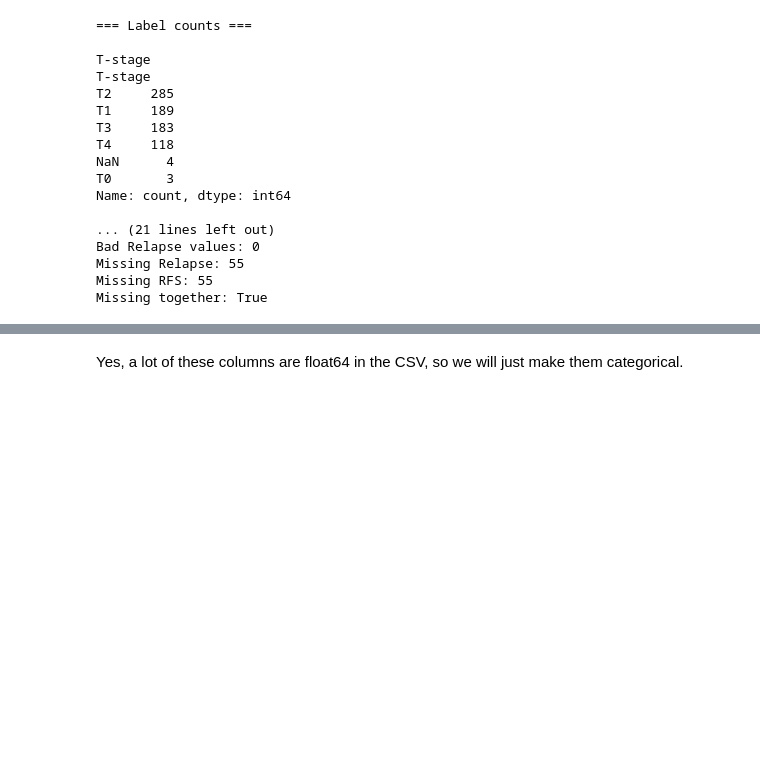
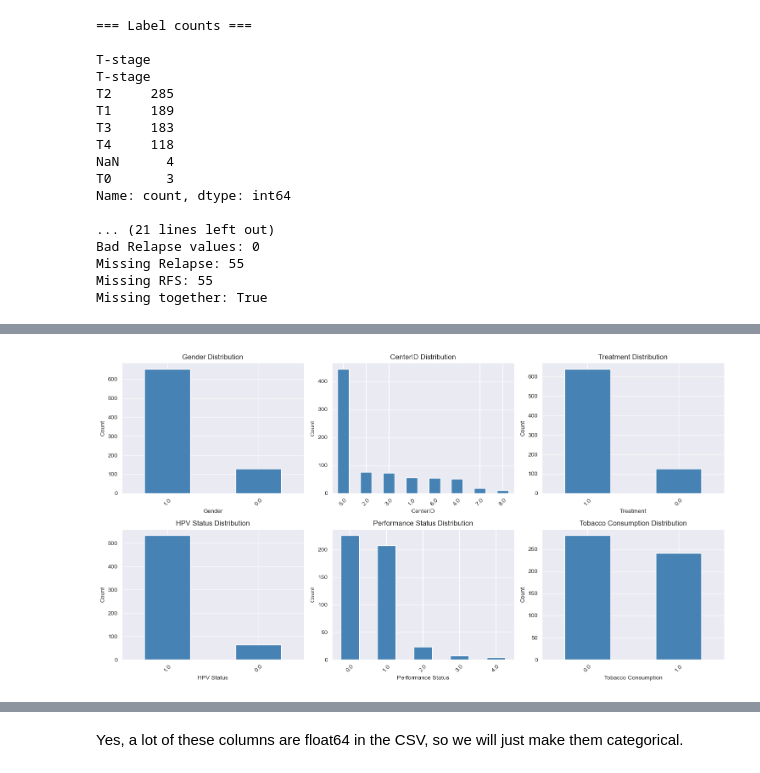
Before and after one commit to Essam-Khawaja/HECKTOR2026, a Jupyter notebook: EDA.ipynb, the cells around one changed output, grey strips where cells are left out. Saved outputs shown, nothing was run; the diff lists cells and outputs as text; code cells hidden in the pictures; blank space fills up the shorter version.

```diff
--- a/EDA.ipynb
+++ b/EDA.ipynb
@@ -217,0 +239,17 @@ Missing together: True
+# %%
+# Categorical feature distributions
+fig, axes = plt.subplots(2, 3, figsize=(15, 8))
+axes = axes.flatten()
+
+cat_features = ['Gender', 'CenterID', 'Treatment', 'HPV Status', 'Performance Status', 'Tobacco Consumption']
+
+for idx, col in enumerate(cat_features):
+    df[col].value_counts().plot(kind='bar', ax=axes[idx], color='steelblue')
+    axes[idx].set_title(f'{col} Distribution')
+    axes[idx].set_ylabel('Count')
+    axes[idx].tick_params(axis='x', rotation=45)
+
+plt.tight_layout()
+plt.show()
+# %% [output]
+[figure, added]
```
Also changed, not shown: parts of 10 cells of this notebook, 1 other file.
